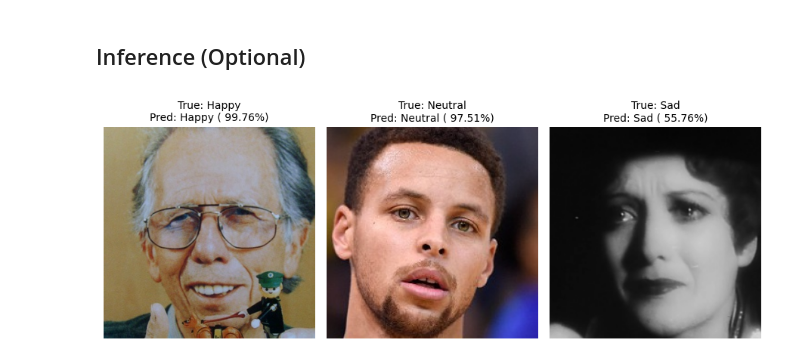
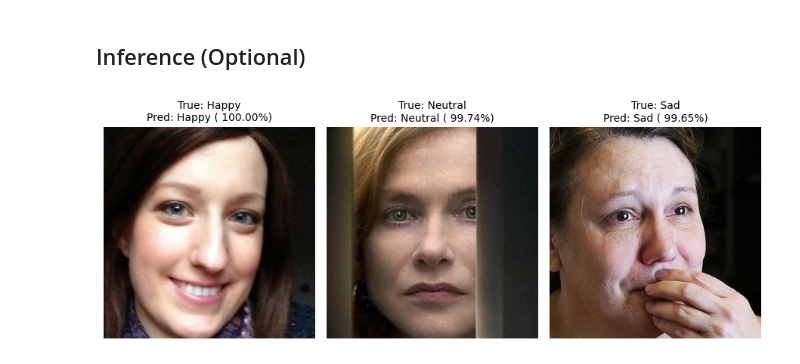
Before and after one commit to Firmnm/Face-Emotional-Recognition, a Jupyter notebook: Face_Emotional_Recognition.ipynb, the cells around one changed output. Drawn from its saved outputs; the diff is of its cells as text; code cells hidden in the pictures.

```diff
--- a/Face_Emotional_Recognition.ipynb
+++ b/Face_Emotional_Recognition.ipynb
@@ -46,6 +52,6 @@ Path to dataset files: /kaggle/input/emotion-recognition-dataset
 # %%
 # Path dataset
-dataset_path = "/kaggle/input/emotion-recognition-dataset/dataset"
+dataset_path = "/content/emotion_dataset/dataset"
 selected_classes = ['Neutral', 'Sad', 'Happy']
 
 image_counts = {}
@@ -231,6 +217,6 @@ Model: "sequential"
 # %%
 model.compile(
     optimizer='adam',
-    loss='sparse_categorical_crossentropy',
+    loss='categorical_crossentropy',
     metrics=['accuracy']
 )
@@ -242,7 +231,7 @@ callbacks = [
 #Training
 history = model.fit(
     train,
-    epochs=40,
+    epochs=20,
     validation_data=val,
     callbacks=callbacks
 )
@@ -423,62 +416,49 @@ Captures:
 # %% [markdown]
 ## Inference (Optional)
-# %%
-from keras.layers import TFSMLayer
-
-# Load model dengan TFSMLayer
-model = TFSMLayer('saved_model', call_endpoint='serving_default')
-
-# Contoh class_names
-class_names = ['Happy', 'Neutral', 'Sad']
-
-# Fungsi untuk prediksi
-def predict_image(img_path, model, target_size=(48, 48)):
-    img = image.load_img(img_path, target_size=target_size, color_mode='grayscale')  # Sesuaikan jika RGB
-    img_array = image.img_to_array(img) / 255.0
-    img_array = np.expand_dims(img_array, axis=0)
-
-    prediction = model(img_array)
-    predicted_class = np.argmax(prediction)
-    confidence = np.max(prediction)
-
-    return class_names[predicted_class], float(confidence)
 # %%
+# Memuat model yang disimpan
+from tensorflow.keras.models import load_model
+
+model = load_model('best_model.keras')
+
+# Contoh class_names
+class_names = ['Happy', 'Neutral', 'Sad']
 # Konfigurasi
-class_names = list(test.class_indices.keys())  # Nama kelas dari generator
-test_dir = test.directory  # Path folder test
+class_names = list(test.class_indices.keys())
+test_dir = test.directory
 
 # Fungsi prediksi
-def predict_image(img_path, model, target_size=(48, 48)):
-    img = image.load_img(img_path, target_size=target_size, color_mode='grayscale')  # atau 'rgb'
+def predict_image(img_path, model, target_size=(128, 128)):
+    img = image.load_img(img_path, target_size=target_size)
     img_array = image.img_to_array(img) / 255.0
     img_array = np.expand_dims(img_array, axis=0)
 
     output = model(img_array)
-    prediction = next(iter(output.values())).numpy()  # Ambil tensor & convert ke numpy
+    prediction = model(img_array)
     pred_index = np.argmax(prediction)
     confidence = np.max(prediction)
 
     return class_names[pred_index], float(confidence)
 
-# Visualisasi 1 gambar per kelas
+# Visualisasi gambar per kelas
 plt.figure(figsize=(len(class_names) * 3, 4))
 
 for idx, label in enumerate(class_names):
     label_dir = os.path.join(test_dir, label)
     img_list = [f for f in os.listdir(label_dir) if f.lower().endswith(('.png', '.jpg', '.jpeg'))]
 
     if img_list:
         img_path = os.path.join(label_dir, img_list[0])
         pred_label, confidence = predict_image(img_path, model)
 
         # Tampilkan gambar asli (warna)
         img = Image.open(img_path)
         plt.subplot(1, len(class_names), idx + 1)
         plt.imshow(img)
         plt.title(f"True: {label}\nPred: {pred_label} ({confidence: .2%})", fontsize=10)
         plt.axis('off')
 
 plt.tight_layout()
 plt.show()
 # %% [output]
-[figure, old version]
+[figure, new version]
```
Also changed, not shown: parts of 22 cells of this notebook, 16 other files.
